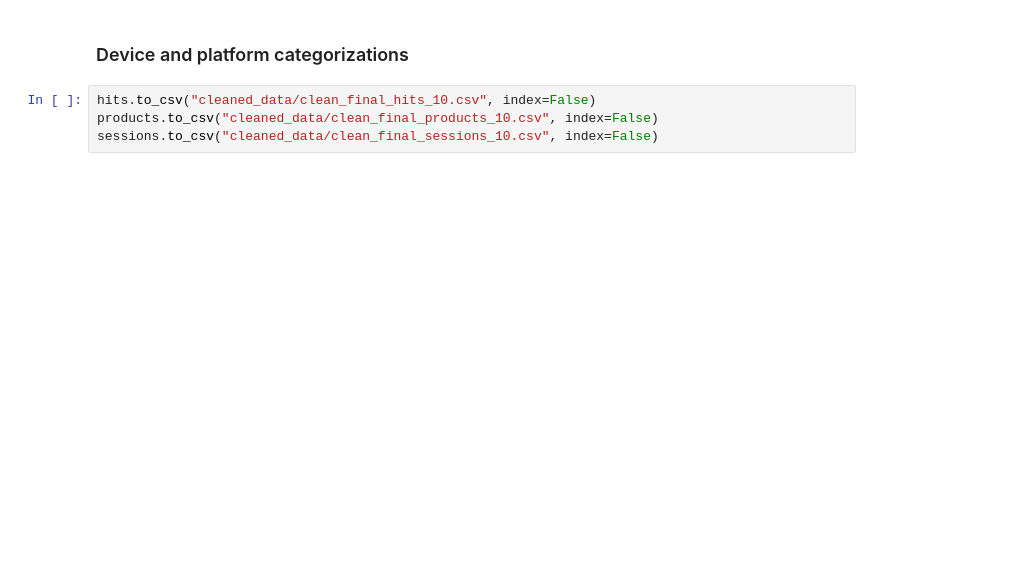
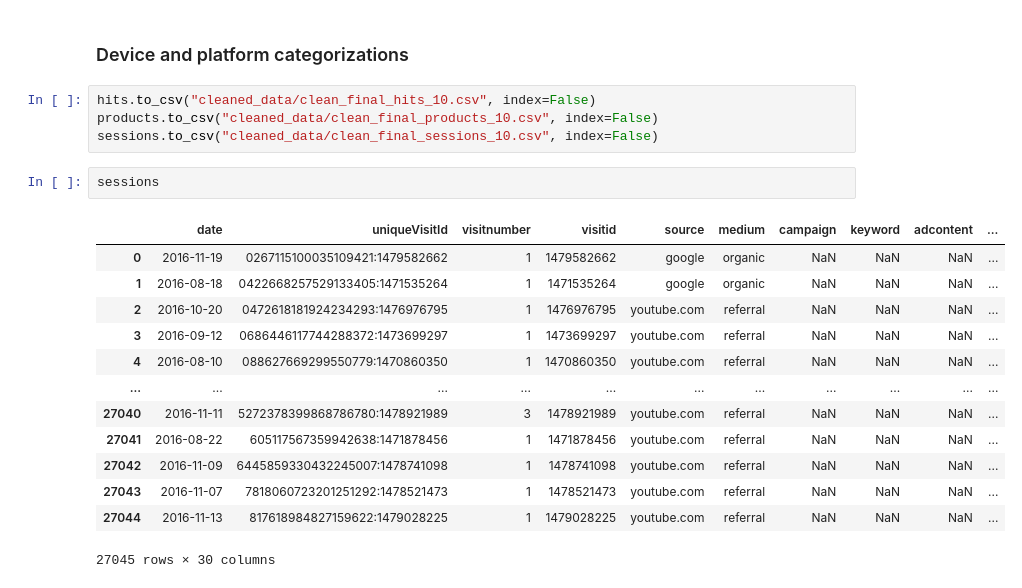
Before and after one commit to monyshchenko01/BI, a Jupyter notebook: etl.ipynb, the cells around one changed output. Drawn from its saved outputs; the diff is of its cells as text; blank space fills up the shorter version.

```diff
--- a/etl.ipynb
+++ b/etl.ipynb
@@ -198,3 +295,19 @@ print(sessions['channelGrouping'].unique())
 hits.to_csv("cleaned_data/clean_final_hits_10.csv", index=False)
 products.to_csv("cleaned_data/clean_final_products_10.csv", index=False)
 sessions.to_csv("cleaned_data/clean_final_sessions_10.csv", index=False)
+# %%
+sessions
+# %% [output]
+|  | date | uniqueVisitId | visitnumber | visitid | source | medium | campaign | keyword | adcontent | ... |
+| 0 | 2016-11-19 | 0267115100035109421:1479582662 | 1 | 1479582662 | google | organic | NaN | NaN | NaN | ... |
+| 1 | 2016-08-18 | 0422668257529133405:1471535264 | 1 | 1471535264 | google | organic | NaN | NaN | NaN | ... |
+| 2 | 2016-10-20 | 0472618181924234293:1476976795 | 1 | 1476976795 | youtube.com | referral | NaN | NaN | NaN | ... |
+| 3 | 2016-09-12 | 0686446117744288372:1473699297 | 1 | 1473699297 | youtube.com | referral | NaN | NaN | NaN | ... |
+| 4 | 2016-08-10 | 088627669299550779:1470860350 | 1 | 1470860350 | youtube.com | referral | NaN | NaN | NaN | ... |
+| ... | ... | ... | ... | ... | ... | ... | ... | ... | ... | ... |
+| 27040 | 2016-11-11 | 5272378399868786780:1478921989 | 3 | 1478921989 | youtube.com | referral | NaN | NaN | NaN | ... |
+| 27041 | 2016-08-22 | 605117567359942638:1471878456 | 1 | 1471878456 | youtube.com | referral | NaN | NaN | NaN | ... |
+| 27042 | 2016-11-09 | 6445859330432245007:1478741098 | 1 | 1478741098 | youtube.com | referral | NaN | NaN | NaN | ... |
+| 27043 | 2016-11-07 | 7818060723201251292:1478521473 | 1 | 1478521473 | youtube.com | referral | NaN | NaN | NaN | ... |
+| 27044 | 2016-11-13 | 817618984827159622:1479028225 | 1 | 1479028225 | youtube.com | referral | NaN | NaN | NaN | ... |
+27045 rows × 30 columns
```
Also changed, not shown: parts of 13 cells of this notebook.
